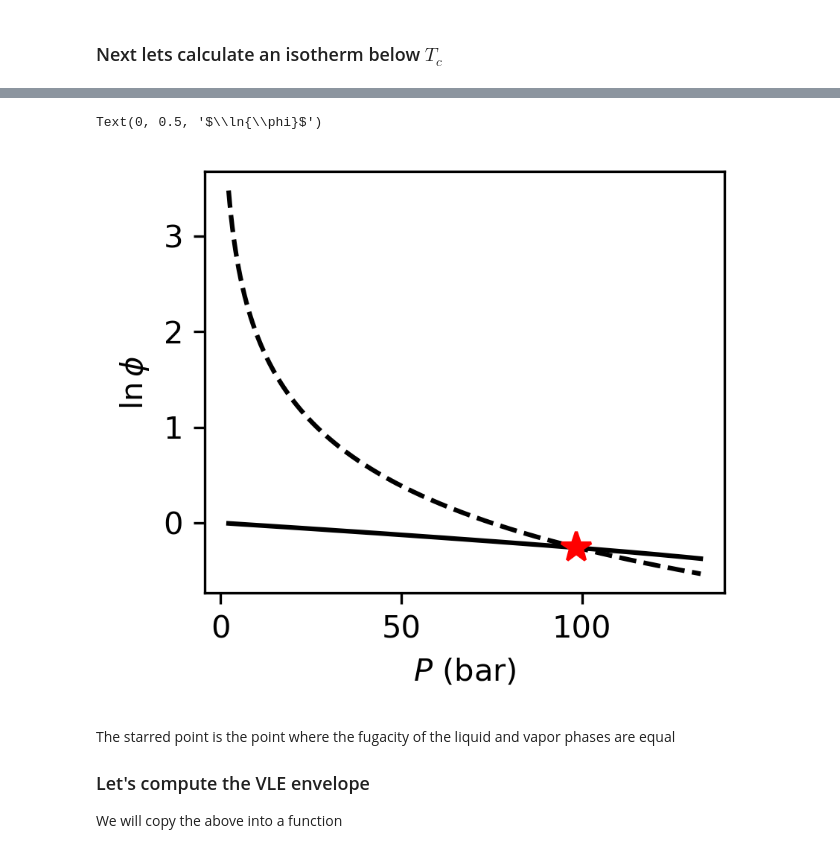
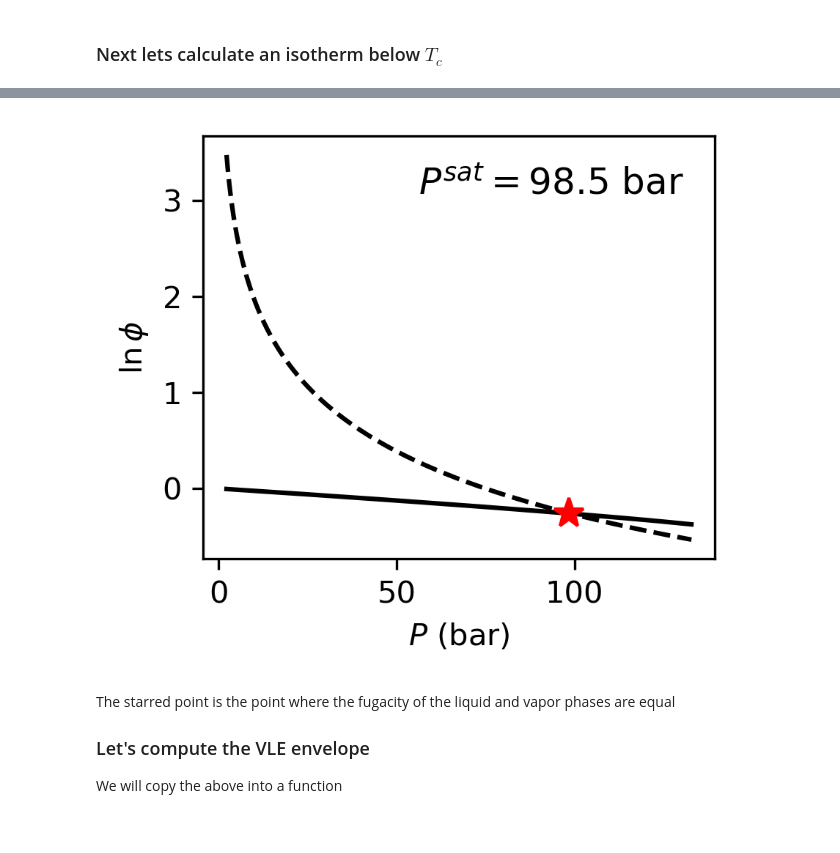
Before and after one commit to richardslaboratory/ChBE211_OER, a Jupyter notebook: _sources/Ch4/6.Calculating-Fugacity.ipynb, the cells around one changed output, grey strips where cells are left out. Saved outputs shown, nothing was run; the diff lists cells and outputs as text; code cells hidden in the pictures.

```diff
--- a/_sources/Ch4/6.Calculating-Fugacity.ipynb
+++ b/_sources/Ch4/6.Calculating-Fugacity.ipynb
@@ -309,35 +323,42 @@ for P in np.logspace(-2,0,201)*Pc*10**5:
     #print(roots)
     for root in roots:
         if(root.imag==0):##then the root is real
             check+=1
     #if there are three real roots, proceed with fugacity calculation
     if(check==3):
         roots=sorted(roots)
         Zv=roots[2]#the large root is the vapor compressibility
         Zl=roots[0]#the smallest root is the liquid compressibility
 
         Vv=Zv*R*T/P
         Vl=Zl*R*T/P
 
         phiv=quad(Integrand,np.inf,Vv,args=(T))[0]/(R*T)-np.log(Zv)+(Zv-1)#calculate the fugacity coefficient for a vapor
         phil=quad(Integrand,np.inf,Vl,args=(T))[0]/(R*T)-np.log(Zl)+(Zl-1)#calculate the fugacity coefficient for a liquid
 
         phiv_.append(phiv)#calculate the fugacity coefficient for a vapor
         phil_.append(phil)#calculate the fugacity coefficient for a liquid
         P_.append(P/10**5)
 
 plt.figure(figsize=(3,2.5),dpi=300)
 plt.plot(P_,phiv_,'k-')
 plt.plot(P_,phil_,'k--')
 
 idx = np.argwhere(np.diff(np.sign(np.asarray(phiv_)-np.asarray(phil_)))).flatten()[0]
 plt.plot(P_[idx],phiv_[idx],'r*',markersize=10)
+plt.annotate(
+    r"$P^{sat} = %3.1f$ bar"%(P_[idx]),
+    xy=(1, 1), xycoords='axes fraction',
+    xytext=(-10, -10), textcoords='offset points',
+    ha='right', va='top',
+    fontsize=12
+)
 
 plt.xlabel(r'$P$ (bar)')
 plt.ylabel(r'$\ln{\phi}$')
+plt.show()
 # %% [output]
-Text(0, 0.5, '$\\ln{\\phi}$')
-[figure, old version]
+[figure, new version]
 # %% [markdown]
 The starred point is the point where the fugacity of the liquid and vapor phases are equal
 
```
Also changed, not shown: parts of 14 cells of this notebook, 33 other files.
